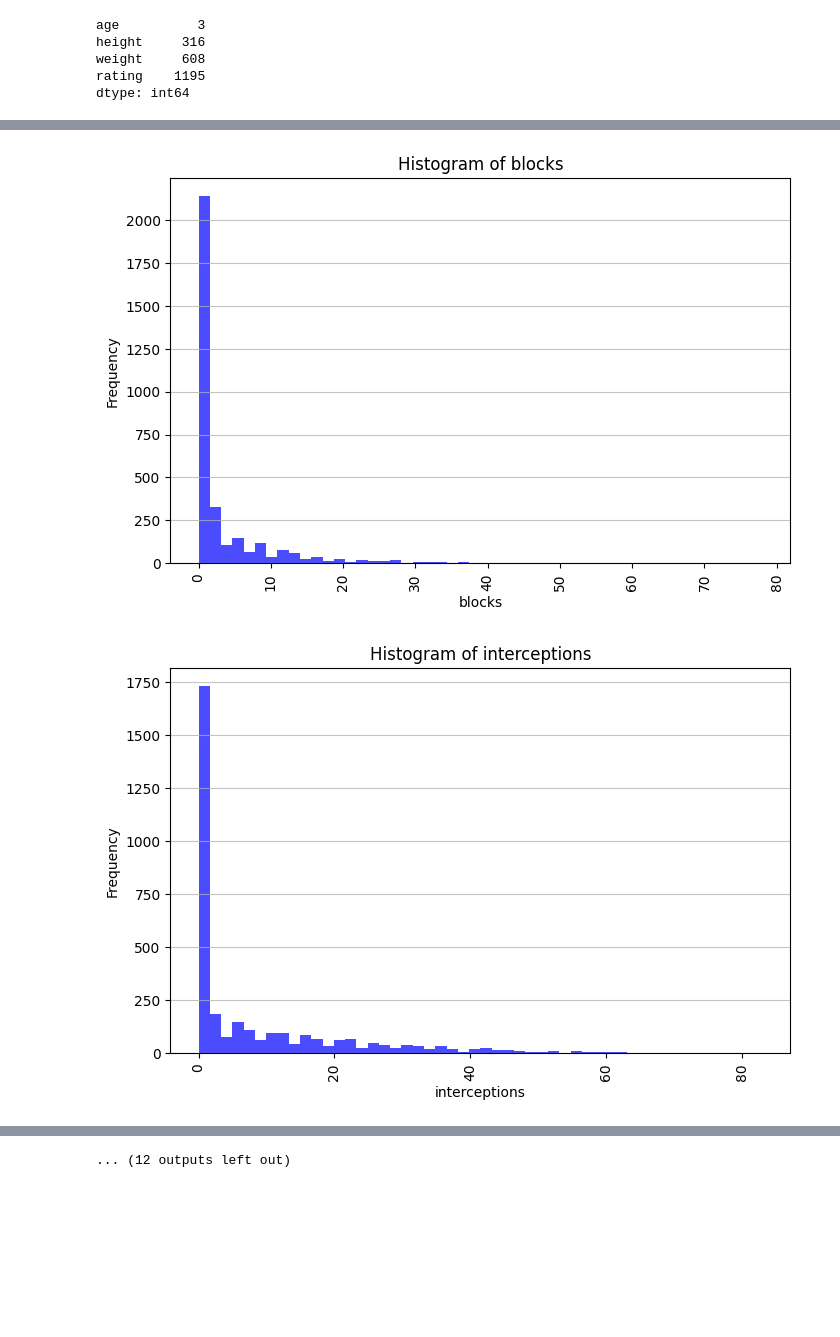
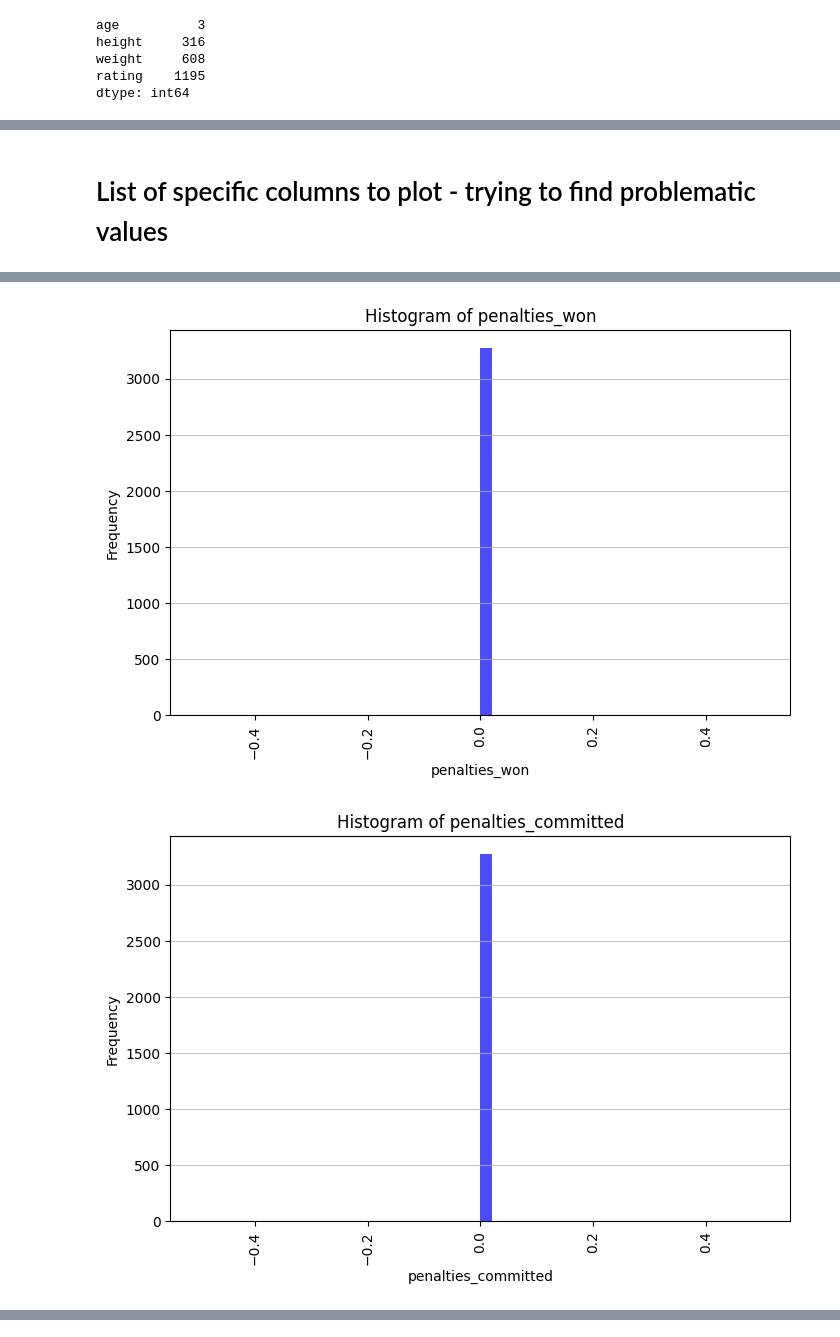
Before and after one commit to PLAI-BOOK/EDA, a Jupyter notebook: Tables_EDA/Players/players_notebook.ipynb, the cells around one changed output, grey strips where cells are left out. Drawn from its saved outputs; the diff is of its cells as text; code cells hidden in the pictures; blank space fills up the shorter version.

```diff
--- a/Tables_EDA/Players/players_notebook.ipynb
+++ b/Tables_EDA/Players/players_notebook.ipynb
@@ -64,10 +47,17 @@ Name: player_id, dtype: int64
+# %% [markdown]
+# List of specific columns to plot   -  trying to find problematic values
 # %%
 # List of specific columns to plot
-columns_to_plot = ['rating', 'goals_conceded', 'saves', 'total_passes', 'key_passes', 'pass_accuracy', 'total_tackles', 'blocks', 'interceptions', 'total_duels', 'duels_won', 'dribble_attempts', 'successful_dribbles', 'dribbled_past', 'fouls_drawn', 'fouls_committed', 'yellow_cards', 'yellow_red_cards', 'red_cards', 'penalties_won', 'penalties_committed', 'penalties_scored', 'penalties_missed', 'penalties_saved']
+columns_to_plot = ['pass_accuracy', 'total_tackles',  'dribbled_past', 'fouls_committed', 'yellow_cards', 'yellow_red_cards', 'red_cards', 'penalties_won', 'penalties_committed', 'penalties_scored', 'penalties_missed', 'penalties_saved']
 # all numeric columns:
 # ['age', 'height', 'weight', 'appearances', 'lineups', 'minutes_played', 'rating', 'substitutions_in', 'substitutions_out', 'bench_appearances', 'total_shots', 'shots_on_target', 'total_goals', 'assists', 'goals_conceded', 'saves', 'total_passes', 'key_passes', 'pass_accuracy', 'total_tackles', 'blocks', 'interceptions', 'total_duels', 'duels_won', 'dribble_attempts', 'successful_dribbles', 'dribbled_past', 'fouls_drawn', 'fouls_committed', 'yellow_cards', 'yellow_red_cards', 'red_cards', 'penalties_won', 'penalties_committed', 'penalties_scored', 'penalties_missed', 'penalties_saved']
 # for now i left up all the data i think i have a problem with and is not right
 
+# before omri think some are ok:
+#  ['rating', 'goals_conceded', 'saves', 'total_passes', 'key_passes', 'pass_accuracy', 'total_tackles', 'blocks', 'interceptions', 'total_duels', 'duels_won', 'dribble_attempts', 'successful_dribbles', 'dribbled_past', 'fouls_drawn', 'fouls_committed', 'yellow_cards', 'yellow_red_cards', 'red_cards', 'penalties_won', 'penalties_committed', 'penalties_scored', 'penalties_missed', 'penalties_saved']
+
+# before fixing each plot after omri review:
+# ['rating', 'goals_conceded', 'saves', 'pass_accuracy', 'total_tackles',  'dribbled_past', 'fouls_committed', 'yellow_cards', 'yellow_red_cards', 'red_cards', 'penalties_won', 'penalties_committed', 'penalties_scored', 'penalties_missed', 'penalties_saved']
 
 for column in columns_to_plot:
     plt.figure(figsize=(8, 5))
@@ -94,2 +84,2 @@ for column in columns_to_plot:
-[figure, old version]
+[figure, new version]
-[figure, old version]
+[figure, new version]
@@ -99 +88,0 @@ for column in columns_to_plot:
-... (12 outputs left out)
```
Also changed, not shown: parts of 11 cells of this notebook.
